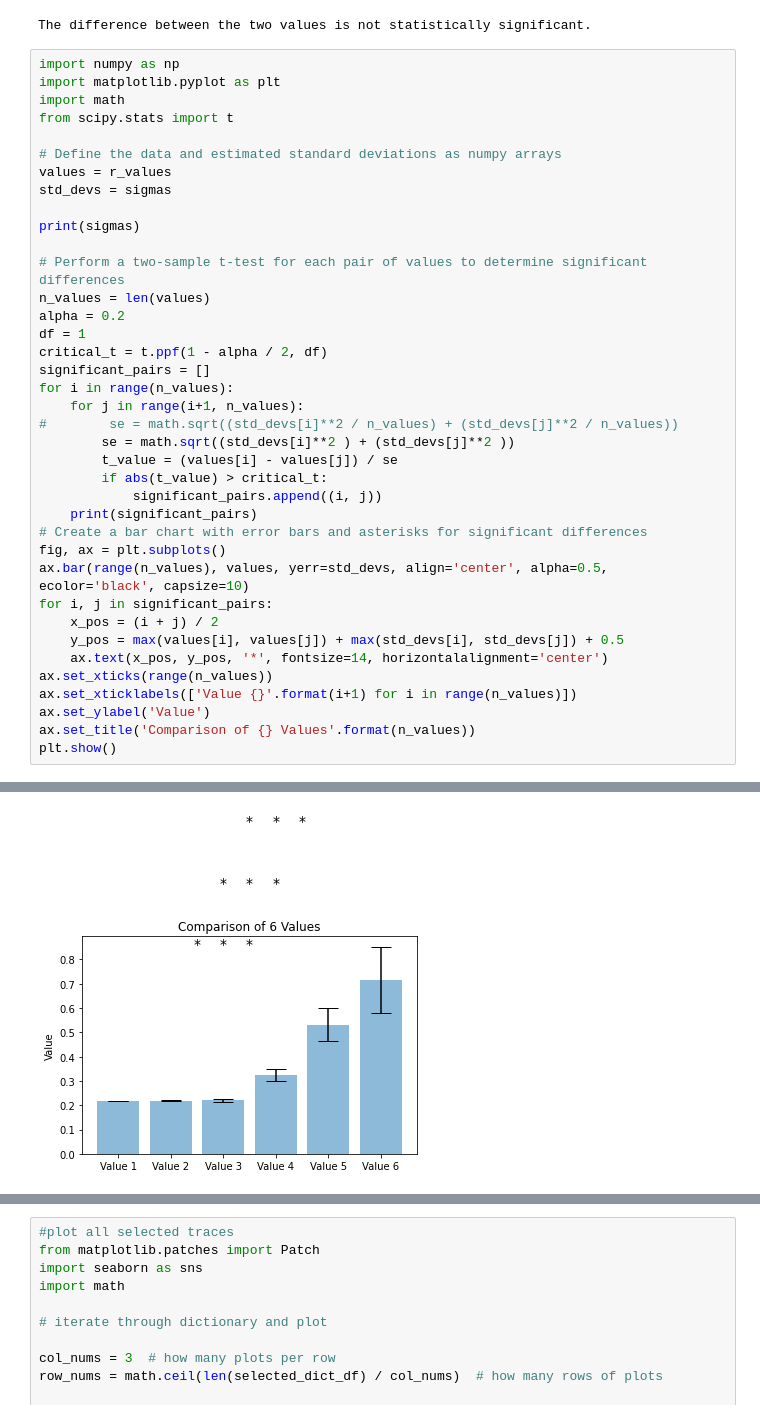
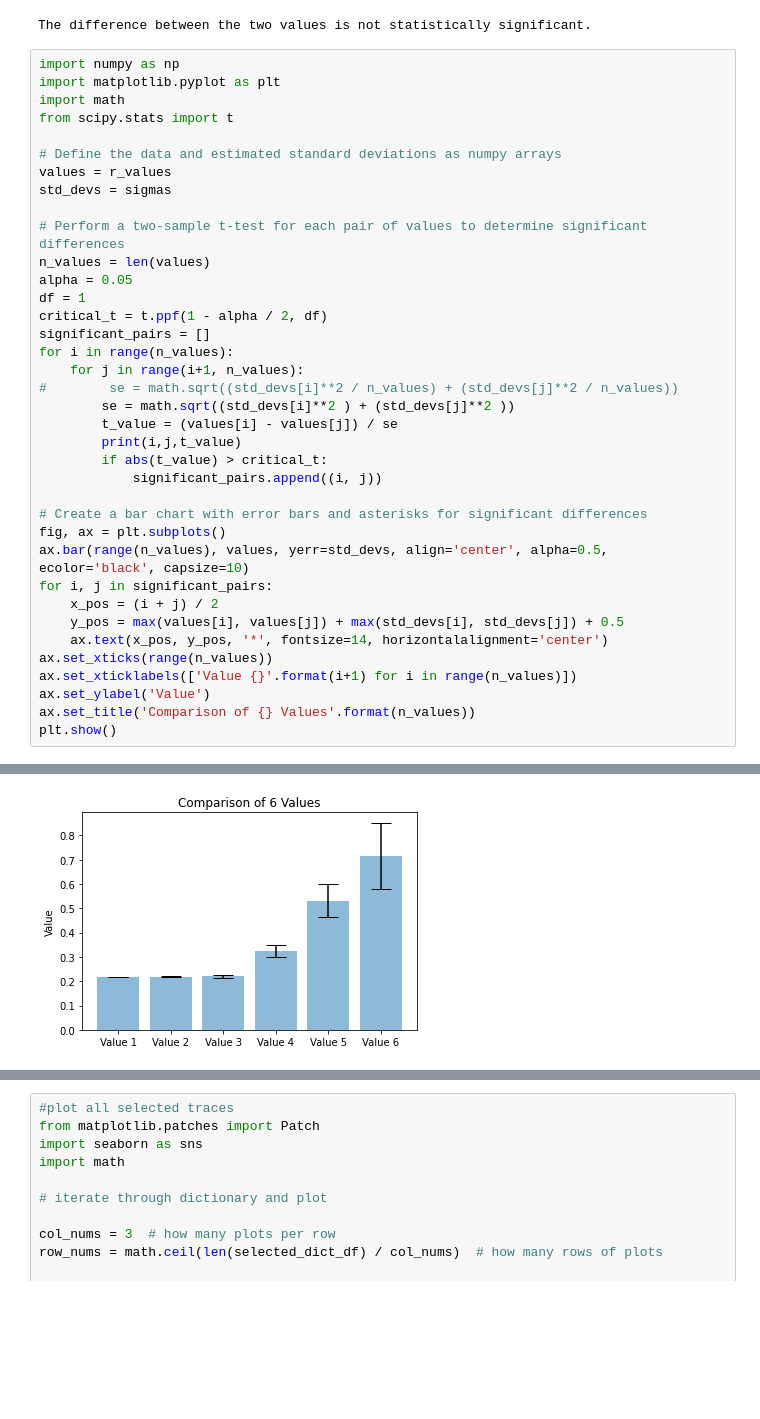
Before and after one commit to MichaelGajhede/SEC_analysis, a Jupyter notebook: SEC_fig.ipynb, the cells around one changed output, grey strips where cells are left out. Saved outputs shown, nothing was run; the diff lists cells and outputs as text; blank space fills up the shorter version.

```diff
--- a/SEC_fig.ipynb
+++ b/SEC_fig.ipynb
@@ -659,11 +659,9 @@ from scipy.stats import t
 values = r_values
 std_devs = sigmas
 
-print(sigmas)
-
 # Perform a two-sample t-test for each pair of values to determine significant differences
 n_values = len(values)
-alpha = 0.2
+alpha = 0.05
 df = 1
 critical_t = t.ppf(1 - alpha / 2, df)
 significant_pairs = []
@@ -672,9 +670,10 @@ for i in range(n_values):
 #        se = math.sqrt((std_devs[i]**2 / n_values) + (std_devs[j]**2 / n_values))
         se = math.sqrt((std_devs[i]**2 ) + (std_devs[j]**2 ))
         t_value = (values[i] - values[j]) / se
+        print(i,j,t_value)
         if abs(t_value) > critical_t:
             significant_pairs.append((i, j))
-    print(significant_pairs)
+
 # Create a bar chart with error bars and asterisks for significant differences
 fig, ax = plt.subplots()
 ax.bar(range(n_values), values, yerr=std_devs, align='center', alpha=0.5, ecolor='black', capsize=10)
@@ -698 +705 @@ plt.show()
-[figure, old version]
+[figure, new version]
```
Also changed, not shown: parts of 4 cells of this notebook.
